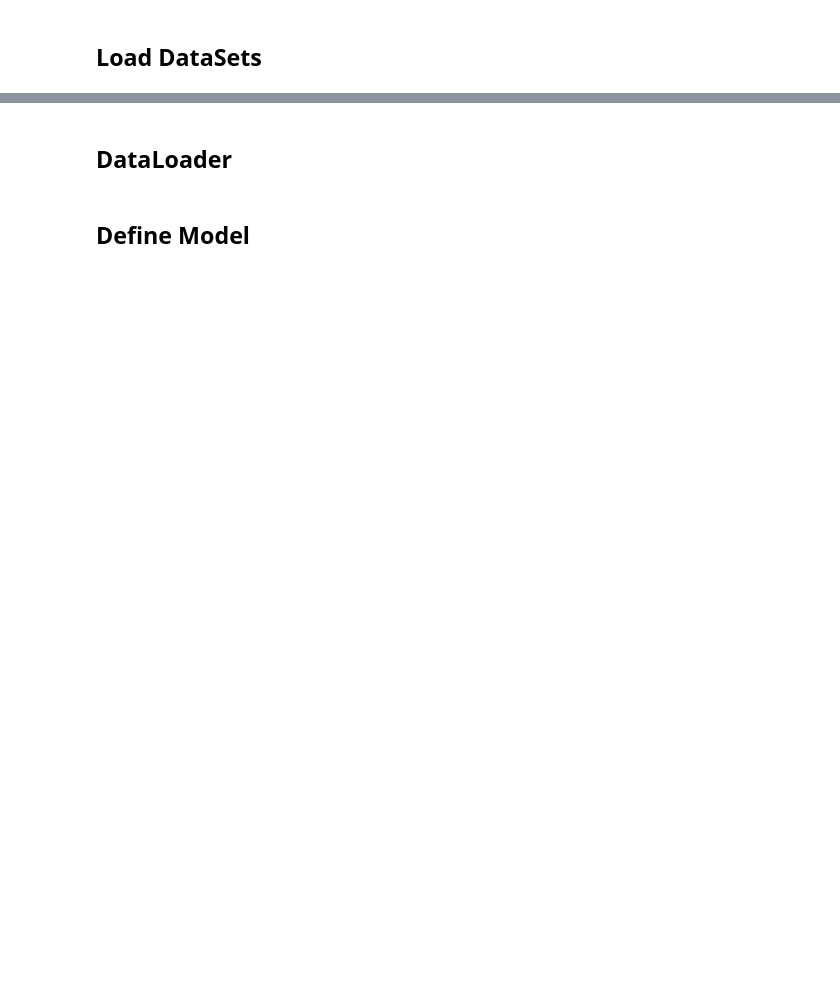
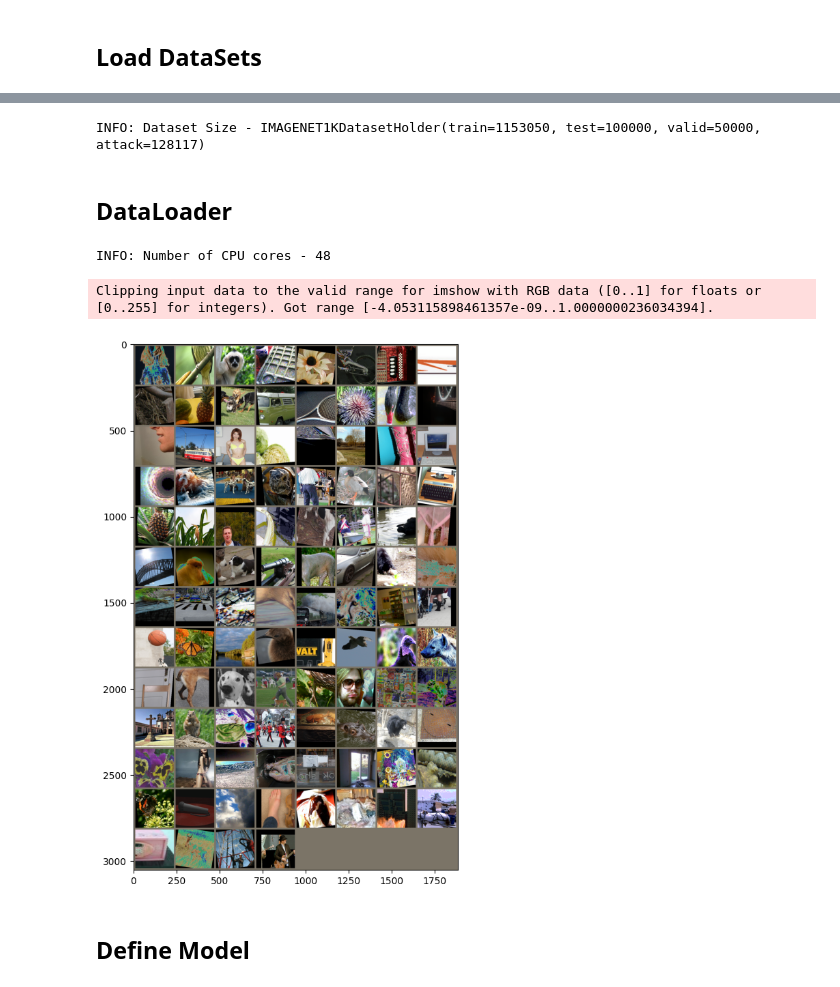
Before and after one commit to b-re-w/TTT-Evaluation, a Jupyter notebook: src/attack/Pretraining.ipynb, the cells around one changed output, grey strips where cells are left out. Cells and saved outputs as stored; diff of their text form; code cells hidden in the pictures; blank space fills up the shorter version.

```diff
--- a/src/attack/Pretraining.ipynb
+++ b/src/attack/Pretraining.ipynb
@@ -113,11 +138,15 @@ CHOSEN_DATASET = IMAGENETs
 train_dataset = CHOSEN_DATASET.train
 valid_dataset = CHOSEN_DATASET.valid
 test_dataset = CHOSEN_DATASET.test
+
+print(f"INFO: Dataset Size - {CHOSEN_DATASET}")
+# %% [output]
+INFO: Dataset Size - IMAGENET1KDatasetHolder(train=1153050, test=100000, valid=50000, attack=128117)
 # %% [markdown]
 ## DataLoader
 # %%
 # Set Batch Size
-BATCH_SIZE = 512, 200, 200
+BATCH_SIZE = 100, 64, 64
 # %%
 MULTI_PROCESSING = True  # Set False if DataLoader is causing issues
 
@@ -133,8 +162,13 @@ else:
 train_loader = DataLoader(train_dataset, batch_size=BATCH_SIZE[0], shuffle=True, num_workers=cpu_cores)
 valid_loader = DataLoader(valid_dataset, batch_size=BATCH_SIZE[1], shuffle=False, num_workers=cpu_cores)
 test_loader = DataLoader(test_dataset, batch_size=BATCH_SIZE[2], shuffle=False, num_workers=cpu_cores)
+# %% [output]
+INFO: Number of CPU cores - 48
 # %%
-train_loader.show_sample_grid()
+train_loader.show_sample_grid(**CHOSEN_DATASET.config.norm)
+# %% [output]
+Clipping input data to the valid range for imshow with RGB data ([0..1] for floats or [0..255] for integers). Got range [-4.053115898461357e-09..1.0000000236034394].
+[figure, added]
 # %% [markdown]
 ## Define Model
 # %%
```
Also changed, not shown: parts of 6 cells of this notebook, 1 other file.
